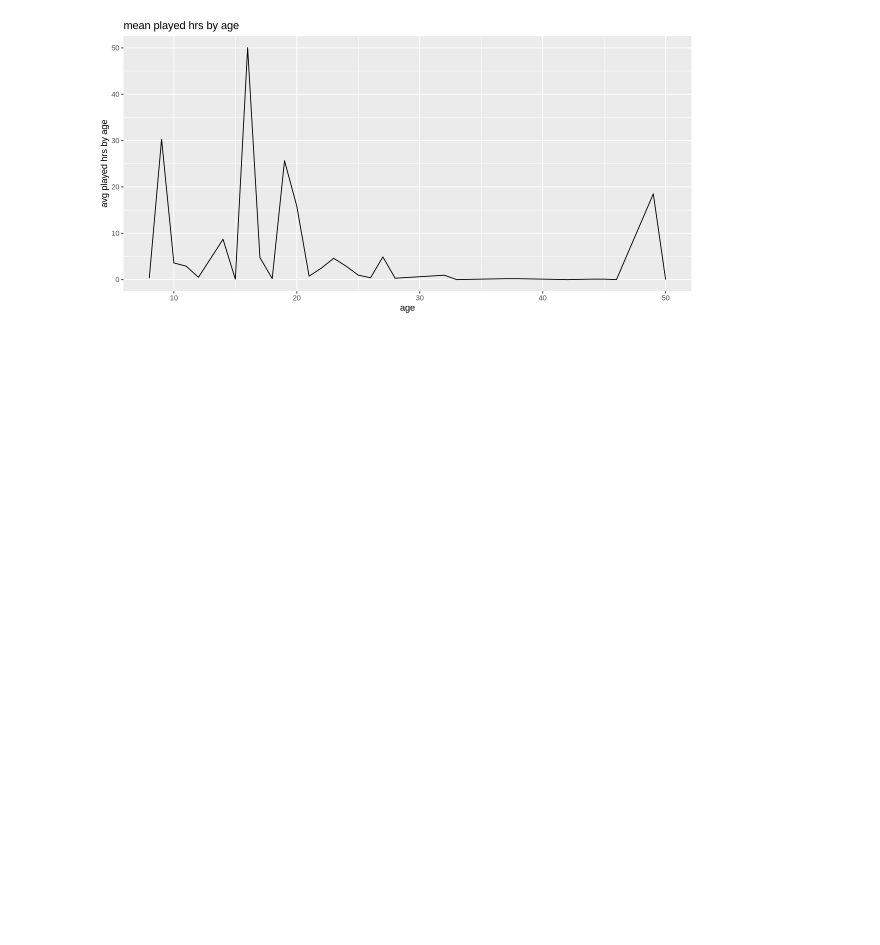
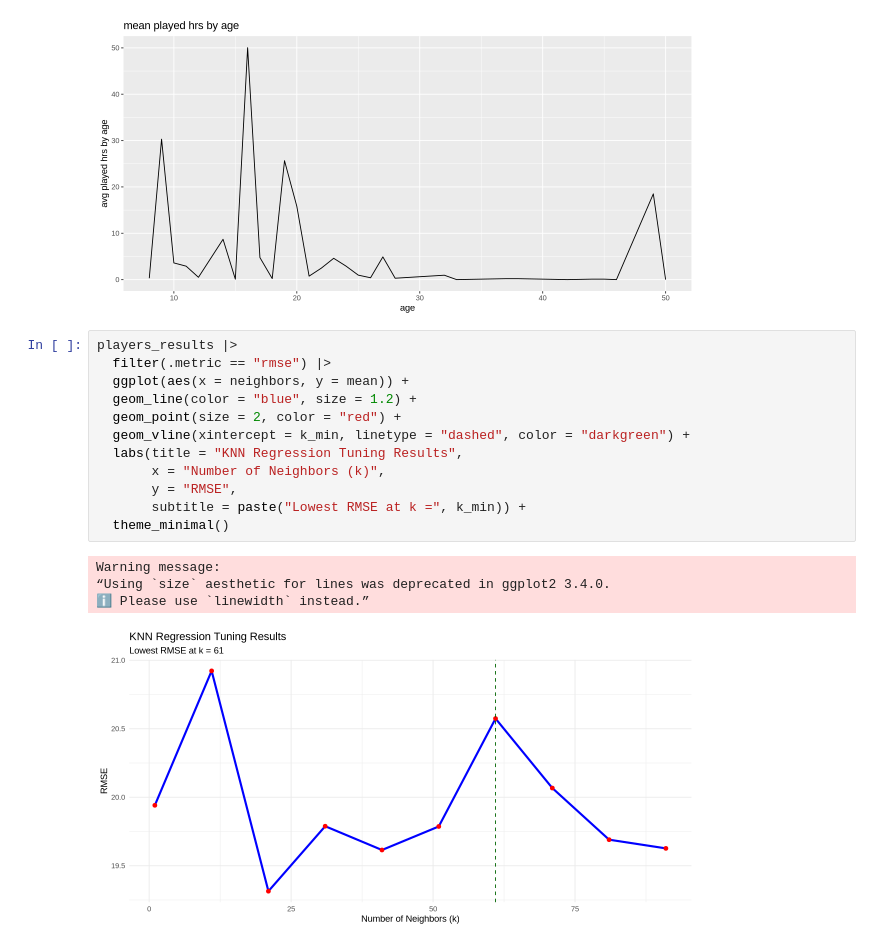
Before and after one commit to AnaSri-DSCI/dsci-100-2025-group-005-18, a Jupyter notebook: DSCI_Final_Project.ipynb, the cells around one changed output. Saved outputs shown, nothing was run; the diff lists cells and outputs as text; blank space fills up the shorter version.

```diff
--- a/DSCI_Final_Project.ipynb
+++ b/DSCI_Final_Project.ipynb
@@ -280,3 +281,20 @@ Warning message:
 “Removed 1 row containing missing values or values outside the scale range
 (`geom_line()`).”
 [figure]
+# %%
+players_results |>
+  filter(.metric == "rmse") |>
+  ggplot(aes(x = neighbors, y = mean)) +
+  geom_line(color = "blue", size = 1.2) +
+  geom_point(size = 2, color = "red") +
+  geom_vline(xintercept = k_min, linetype = "dashed", color = "darkgreen") +
+  labs(title = "KNN Regression Tuning Results",
+       x = "Number of Neighbors (k)",
+       y = "RMSE",
+       subtitle = paste("Lowest RMSE at k =", k_min)) +
+  theme_minimal()
+# %% [output]
+Warning message:
+“Using `size` aesthetic for lines was deprecated in ggplot2 3.4.0.
+ℹ Please use `linewidth` instead.”
+[figure, added]
```
Also changed, not shown: parts of 1 cell of this notebook.
